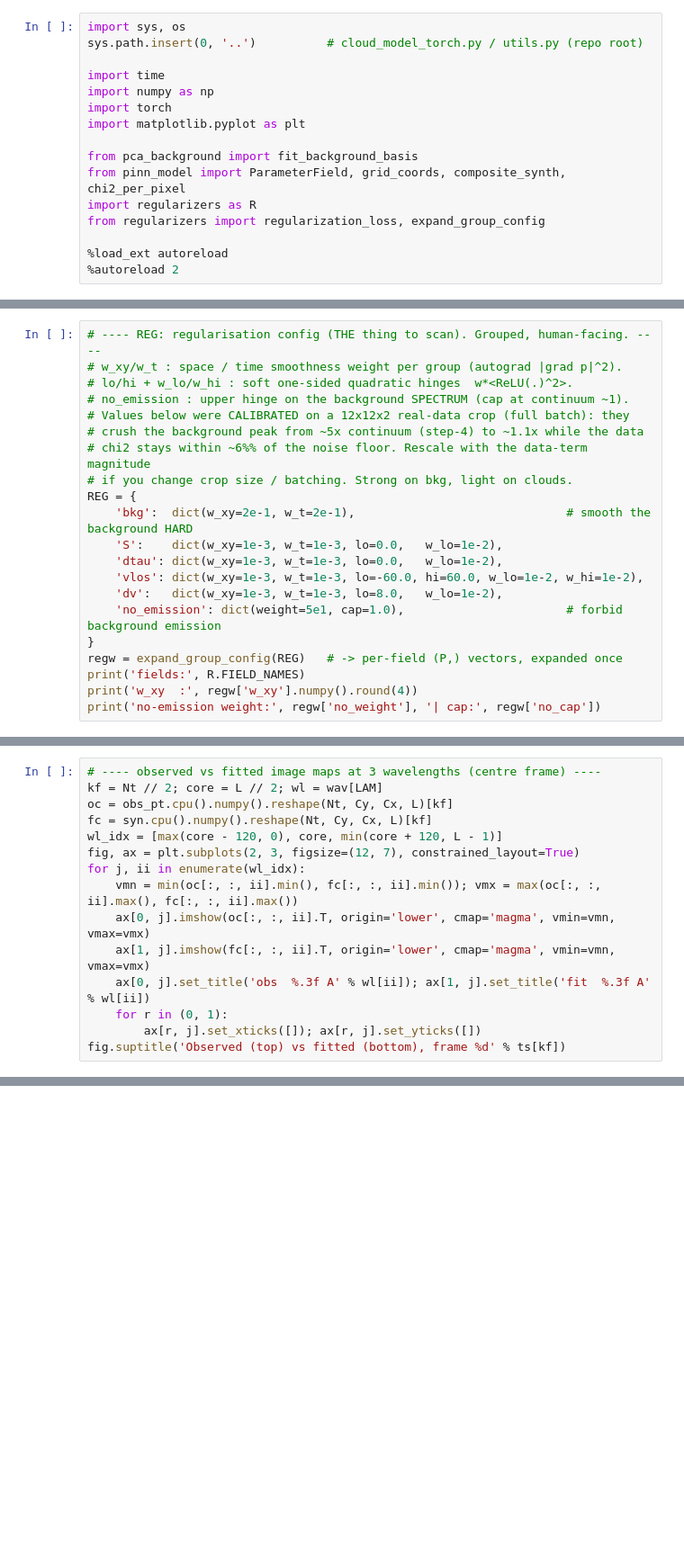
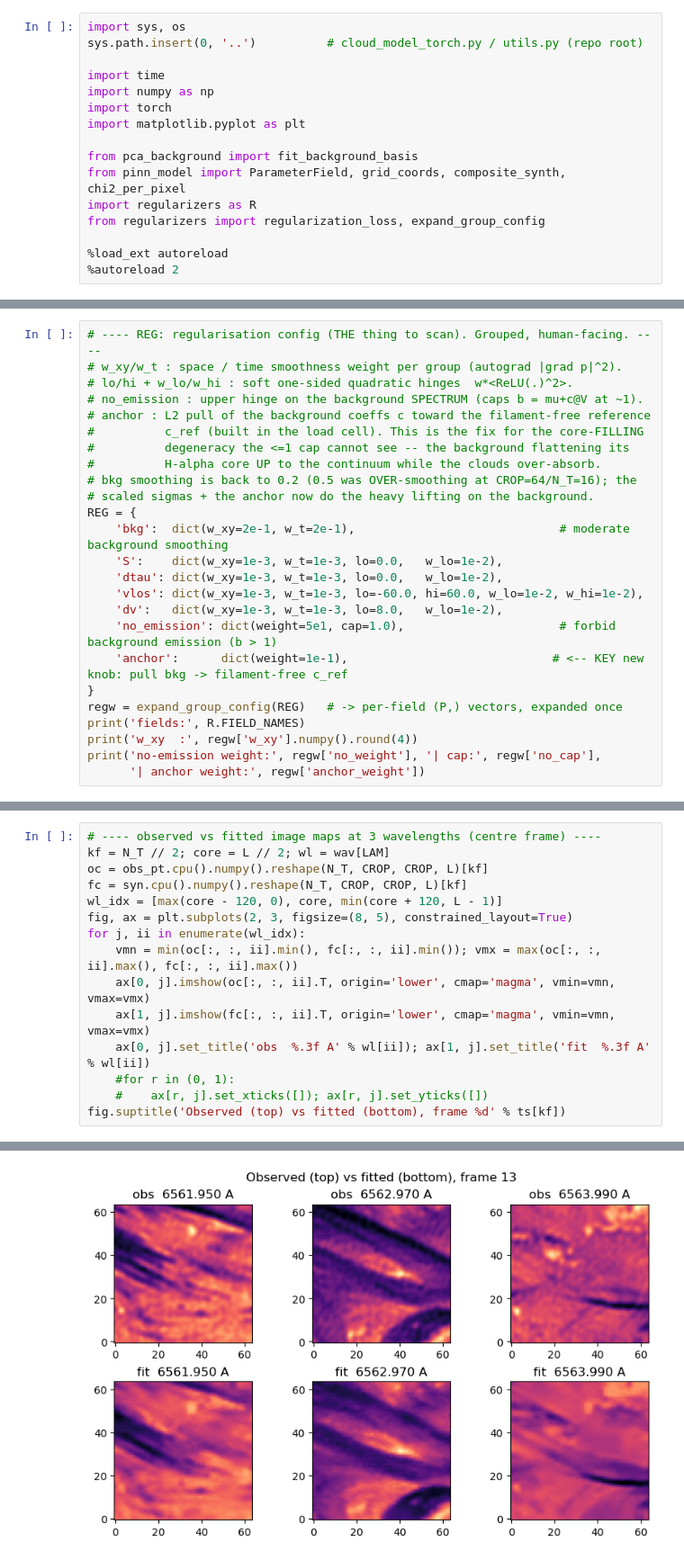
Before and after one commit to ivanzmilic/cloudtorch, a Jupyter notebook: develop/step_5_reg_test.ipynb, the cells around one changed output, grey strips where cells are left out. Shown at 90% size. Cells and saved outputs as stored; diff of their text form; blank space fills up the shorter version.

```diff
--- a/develop/step_5_reg_test.ipynb
+++ b/develop/step_5_reg_test.ipynb
@@ -65,23 +71,27 @@ print("device:", device, "| data:", DATA_NPZ)
 # ---- REG: regularisation config (THE thing to scan). Grouped, human-facing. ----
 # w_xy/w_t : space / time smoothness weight per group (autograd |grad p|^2).
 # lo/hi + w_lo/w_hi : soft one-sided quadratic hinges  w*<ReLU(.)^2>.
-# no_emission : upper hinge on the background SPECTRUM (cap at continuum ~1).
-# Values below were CALIBRATED on a 12x12x2 real-data crop (full batch): they
-# crush the background peak from ~5x continuum (step-4) to ~1.1x while the data
-# chi2 stays within ~6%% of the noise floor. Rescale with the data-term magnitude
-# if you change crop size / batching. Strong on bkg, light on clouds.
+# no_emission : upper hinge on the background SPECTRUM (caps b = mu+c@V at ~1).
+# anchor : L2 pull of the background coeffs c toward the filament-free reference
+#          c_ref (built in the load cell). This is the fix for the core-FILLING
+#          degeneracy the <=1 cap cannot see -- the background flattening its
+#          H-alpha core UP to the continuum while the clouds over-absorb.
+# bkg smoothing is back to 0.2 (0.5 was OVER-smoothing at CROP=64/N_T=16); the
+# scaled sigmas + the anchor now do the heavy lifting on the background.
 REG = {
-    'bkg':  dict(w_xy=2e-1, w_t=2e-1),                              # smooth the background HARD
+    'bkg':  dict(w_xy=2e-1, w_t=2e-1),                             # moderate background smoothing
     'S':    dict(w_xy=1e-3, w_t=1e-3, lo=0.0,   w_lo=1e-2),
     'dtau': dict(w_xy=1e-3, w_t=1e-3, lo=0.0,   w_lo=1e-2),
     'vlos': dict(w_xy=1e-3, w_t=1e-3, lo=-60.0, hi=60.0, w_lo=1e-2, w_hi=1e-2),
     'dv':   dict(w_xy=1e-3, w_t=1e-3, lo=8.0,   w_lo=1e-2),
-    'no_emission': dict(weight=5e1, cap=1.0),                       # forbid background emission
+    'no_emission': dict(weight=5e1, cap=1.0),                      # forbid background emission (b > 1)
+    'anchor':      dict(weight=1e-1),                             # <-- KEY new knob: pull bkg -> filament-free c_ref
 }
 regw = expand_group_config(REG)   # -> per-field (P,) vectors, expanded once
 print('fields:', R.FIELD_NAMES)
 print('w_xy  :', regw['w_xy'].numpy().round(4))
-print('no-emission weight:', regw['no_weight'], '| cap:', regw['no_cap'])
+print('no-emission weight:', regw['no_weight'], '| cap:', regw['no_cap'],
+      '| anchor weight:', regw['anchor_weight'])
 # %%
 # ---- load cube once; build the step-1 basis; carve the fit window ----
 f    = np.load(DATA_NPZ, allow_pickle=True)
@@ -210,15 +259,16 @@ for j, nm in enumerate(names):
 # %%
 # ---- observed vs fitted image maps at 3 wavelengths (centre frame) ----
-kf = Nt // 2; core = L // 2; wl = wav[LAM]
-oc = obs_pt.cpu().numpy().reshape(Nt, Cy, Cx, L)[kf]
-fc = syn.cpu().numpy().reshape(Nt, Cy, Cx, L)[kf]
+kf = N_T // 2; core = L // 2; wl = wav[LAM]
+oc = obs_pt.cpu().numpy().reshape(N_T, CROP, CROP, L)[kf]
+fc = syn.cpu().numpy().reshape(N_T, CROP, CROP, L)[kf]
 wl_idx = [max(core - 120, 0), core, min(core + 120, L - 1)]
-fig, ax = plt.subplots(2, 3, figsize=(12, 7), constrained_layout=True)
+fig, ax = plt.subplots(2, 3, figsize=(8, 5), constrained_layout=True)
 for j, ii in enumerate(wl_idx):
     vmn = min(oc[:, :, ii].min(), fc[:, :, ii].min()); vmx = max(oc[:, :, ii].max(), fc[:, :, ii].max())
     ax[0, j].imshow(oc[:, :, ii].T, origin='lower', cmap='magma', vmin=vmn, vmax=vmx)
     ax[1, j].imshow(fc[:, :, ii].T, origin='lower', cmap='magma', vmin=vmn, vmax=vmx)
     ax[0, j].set_title('obs  %.3f A' % wl[ii]); ax[1, j].set_title('fit  %.3f A' % wl[ii])
-    for r in (0, 1):
-        ax[r, j].set_xticks([]); ax[r, j].set_yticks([])
+    #for r in (0, 1):
+    #    ax[r, j].set_xticks([]); ax[r, j].set_yticks([])
 fig.suptitle('Observed (top) vs fitted (bottom), frame %d' % ts[kf])
+# %% [output]
@@ -225,3 +276,4 @@ fig.suptitle('Observed (top) vs fitted (bottom), frame %d' % ts[kf])
+[figure, added]
 # %%
 # ---- cloud parameter maps (centre frame) ----
 pm = p_all.cpu().numpy().reshape(Nt, Cy, Cx, 10)[kf]
```
Also changed, not shown: parts of 12 cells of this notebook, 9 other files.
